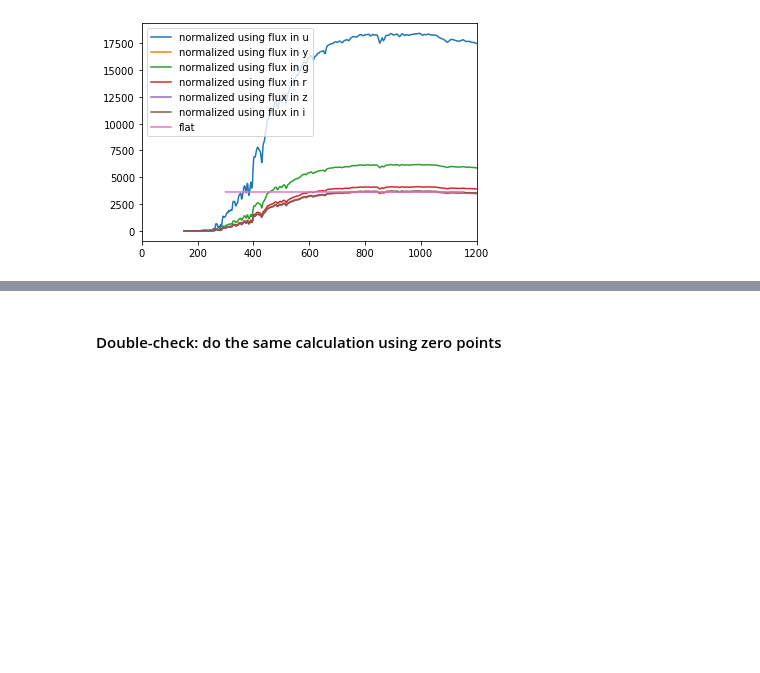
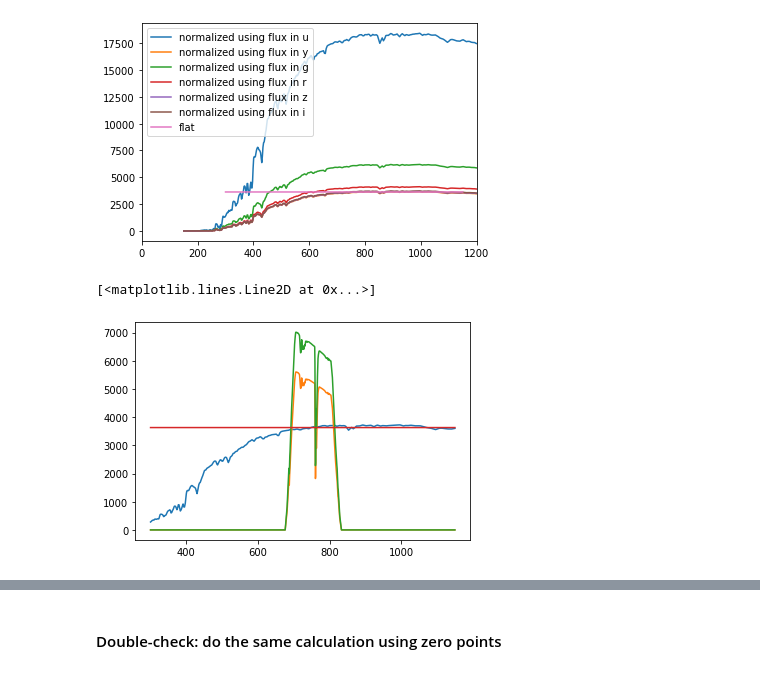
Before and after one commit to bxin/scratchBook, a Jupyter notebook: saturation_limit/saturation_limit_trail.ipynb, the cells around one changed output, grey strips where cells are left out. Saved outputs shown, nothing was run; the diff lists cells and outputs as text; code cells hidden in the pictures; blank space fills up the shorter version.

Commit message:
better understand mag, flux, adu

```diff
--- a/saturation_limit/saturation_limit_trail.ipynb
+++ b/saturation_limit/saturation_limit_trail.ipynb
@@ -124,23 +124,40 @@ for f in system:
     satellite.readSED_flambda(os.path.join(getPackageDir('sims_movingObjects'),
                                              'data', 'kurucz_sun.gz'))
     fNorm = satellite.calcFluxNorm(0, system[f])
-    # print('fNorm = %.2e'%fNorm)
+    print('%s'%f, end= ' ')
+    print('fNorm = %.2e'%fNorm, end = ' ')
     satellite.multiplyFluxNorm(fNorm)
     adu = satellite.calcADU(system[f], photParams=photParams_dt)
-    #print(satellite.calcMag(system[f]))
+    flux = satellite.calcFlux(system[f])
+    m = (satellite.calcMag(system[f]))
 
     flatsource = Sed()
     flatsource.setFlatSED()
     adu_flat = flatsource.calcADU(system[f], photParams=photParams_dt)
-    print('%s, adu = %e, adu_flat = %e, diff = %.2f'%(f, adu, adu_flat, adu-adu_flat))
+    flux_flat = flatsource.calcFlux(system[f])
+    m_flat = flatsource.calcMag(system[f])
+
+    print('adu = %e, adu_flat = %e, diff = %.2f'%(adu, adu_flat, adu-adu_flat), end = ' ')
+    print('flux = %.0f, flux_flat=%.0f'%(flux, flux_flat), end = ' ')
+    print('mag = %.0f, mag_flat = %.0f'%(m, m_flat))
     #So the ADU is the same as using the flat SED. Does that make sense?
-    #yes, according to Lynne. Because the AB magnitude, and the flux, both include the effect of the bandpass (throughput)
+    #yes. Because the AB magnitude, and the flux, both include the effect of the bandpass (throughput) shape
     #therefore are specific for each observatory. That is why calcFluxNorm() has system[f] as input.
     #The mapping from mag to flux inside a particular bandpass is unique, and have nothing to do with SED
+    #Other than some constants, adu ~ flux * Tb, where Tb is the band-specific throughput integral.
 
     adu0 = adu*ratio
     #because we assumed a m=0 star
     # we use gain=1.0, so adu = number of e-
     # we also get rid of skycounts from each pixel. This has miminal effect on results
     d[key].loc[f] = np.log10(adu0/(full_well-m5.skyCounts.loc[f]-bias_offset_subtract))/2*5
+
+    #wavelen, fnu = satellite.resampleSED(satellite.wavelen, satellite.fnu, wavelen_match=system[f].wavelen)
+    #adu = (fnu / wavelen * system[f].sb).sum()
+    #adu_flat = (flatsource.fnu / wavelen * system[f].sb).sum()
+    #flux = (fnu*system[f].phi).sum()*0.1
+    #flux_flat = (flatsource.fnu*system[f].phi).sum()*0.1
+    #print('adu = %e, adu_flat = %e, diff = %.2f'%(adu, adu_flat, adu-adu_flat), end = ' ')
+    #print('flux = %.0f, flux_flat=%.0f'%(flux, flux_flat), end = ' ')
+    #print('mag = %.0f, mag_flat = %.0f'%(m, m_flat))
 # %% [output]
@@ -165,6 +182,16 @@ plt.legend()
 plt.xlim([0, 1200]);
 # %% [output]
 [figure]
+# %%
+#sb and phi different by 1/lambda plus a constant
+plt.plot(wavelen, fnu)
+plt.plot(wavelen, system[f].sb*8000000/wavelen)
+plt.plot(wavelen, system[f].phi*800000)
+plt.plot(flatsource.wavelen, flatsource.fnu)
+#plt.xlim([0, 1000])
+# %% [output]
+[<matplotlib.lines.Line2D at 0x...>]
+[figure, added]
 # %%
 d.join(m5)
 # %% [output]
```
Also changed, not shown: parts of 1 cell of this notebook.
